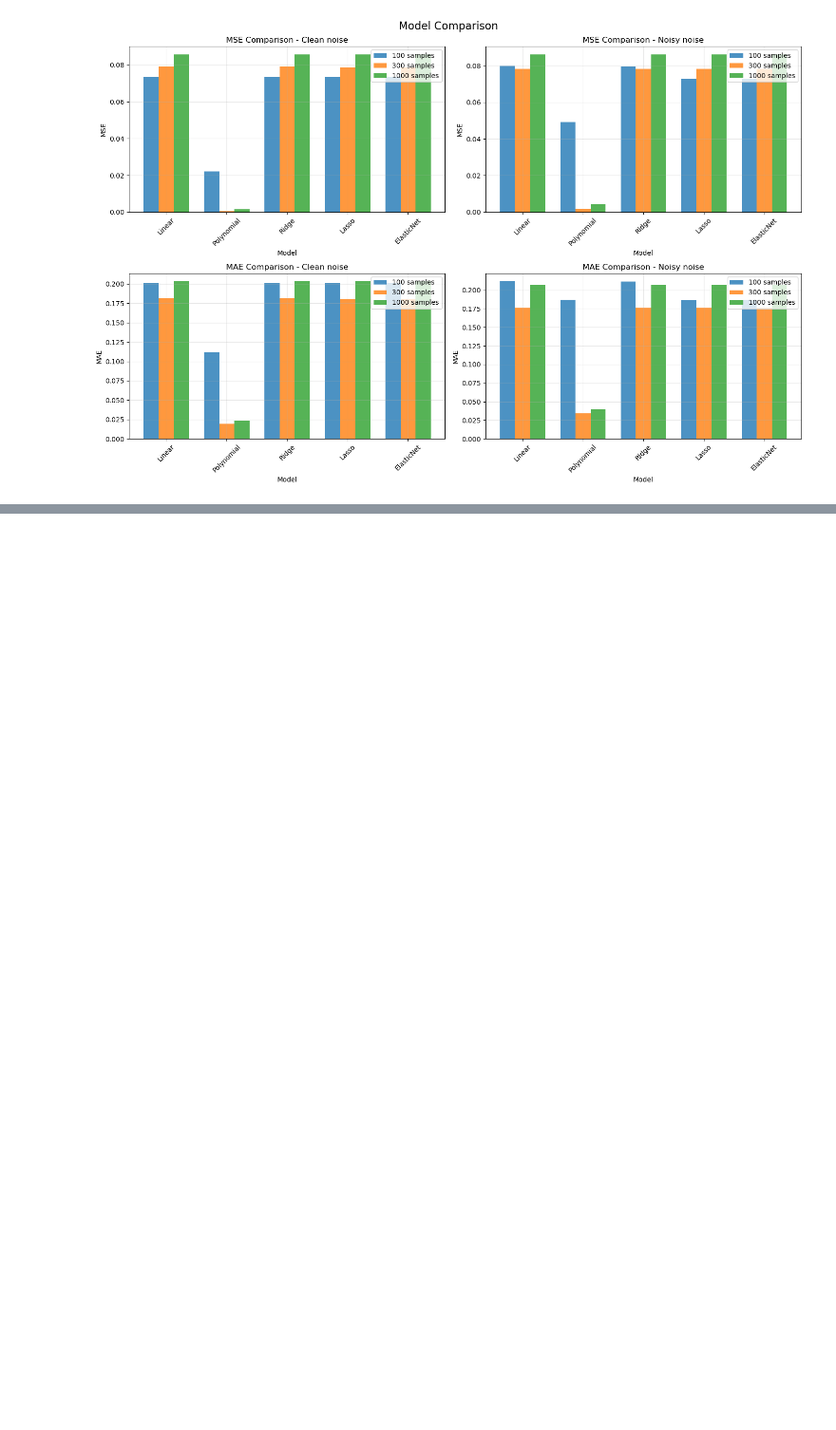
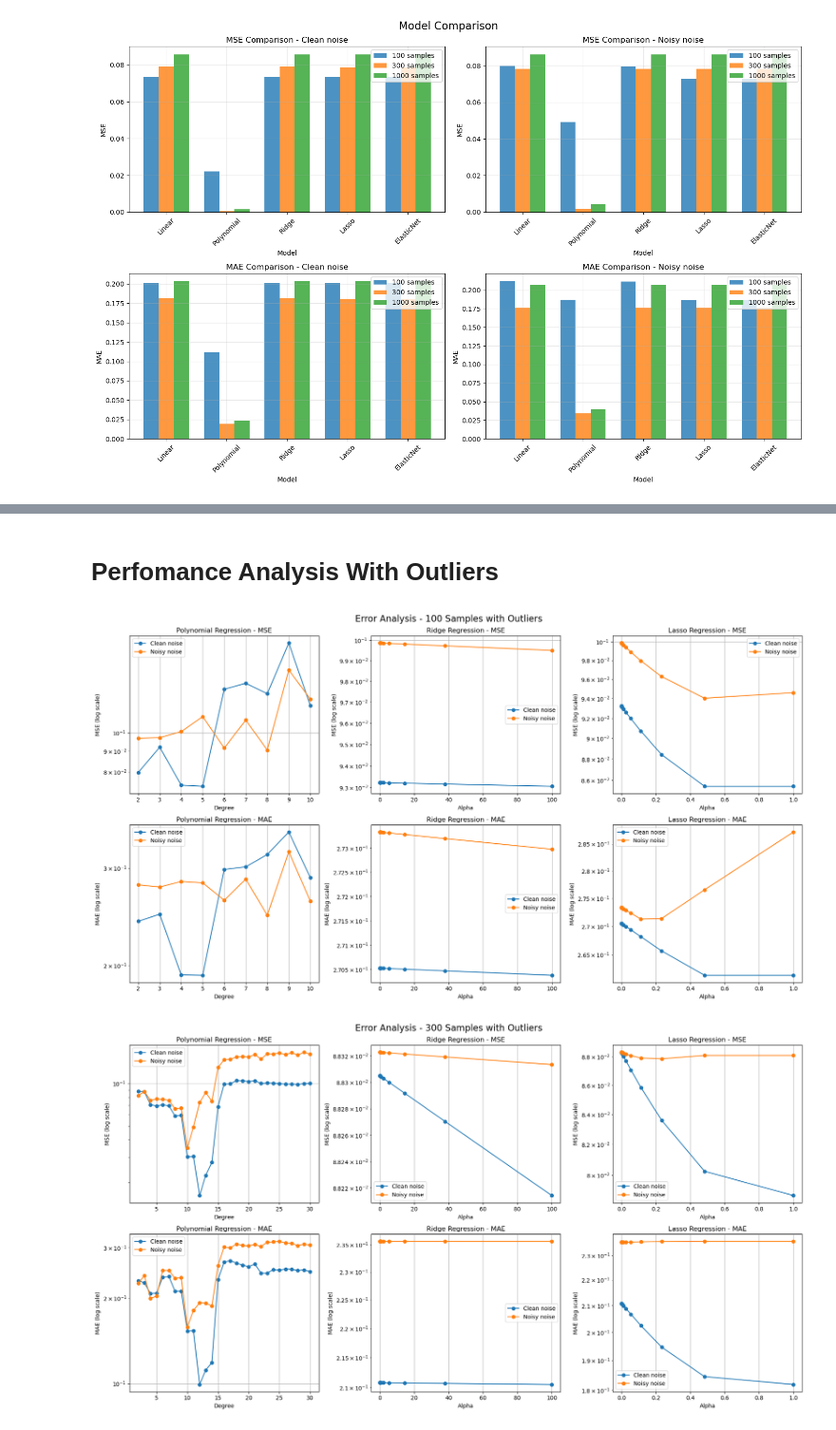
Before and after one commit to SobhanEyvazipoor/Homework-1, a Jupyter notebook: Exercise_2.ipynb, the cells around one changed output, grey strips where cells are left out. Shown at 95% size. Drawn from its saved outputs; the diff is of its cells as text; code cells hidden in the pictures; blank space fills up the shorter version.

Commit message:
Add "Function Estimation With Outliers", "Perfomance Analysis With Outliers", "Comparison With Outliers" and "Conclusions Analysis" sections to "Exercise_2.ipynb"

```diff
--- a/Exercise_2.ipynb
+++ b/Exercise_2.ipynb
@@ -443,0 +446,2 @@ plot_comparison(results_no_outliers, n_samples_list, noise_levels, add_outliers_
+# %%
+results_with_outliers = analyze_regression_models(n_samples_list, noise_levels, add_outliers_flag=True)
@@ -443,0 +466,7 @@ plot_comparison(results_no_outliers, n_samples_list, noise_levels, add_outliers_
+# %% [markdown]
+# Perfomance Analysis With Outliers
+# %%
+plot_error_analysis(results_with_outliers, n_samples_list, noise_levels, add_outliers_flag=True)
+# %% [output]
+[figure, added]
+[figure, added]
```
Also changed, not shown: parts of 8 cells of this notebook.
